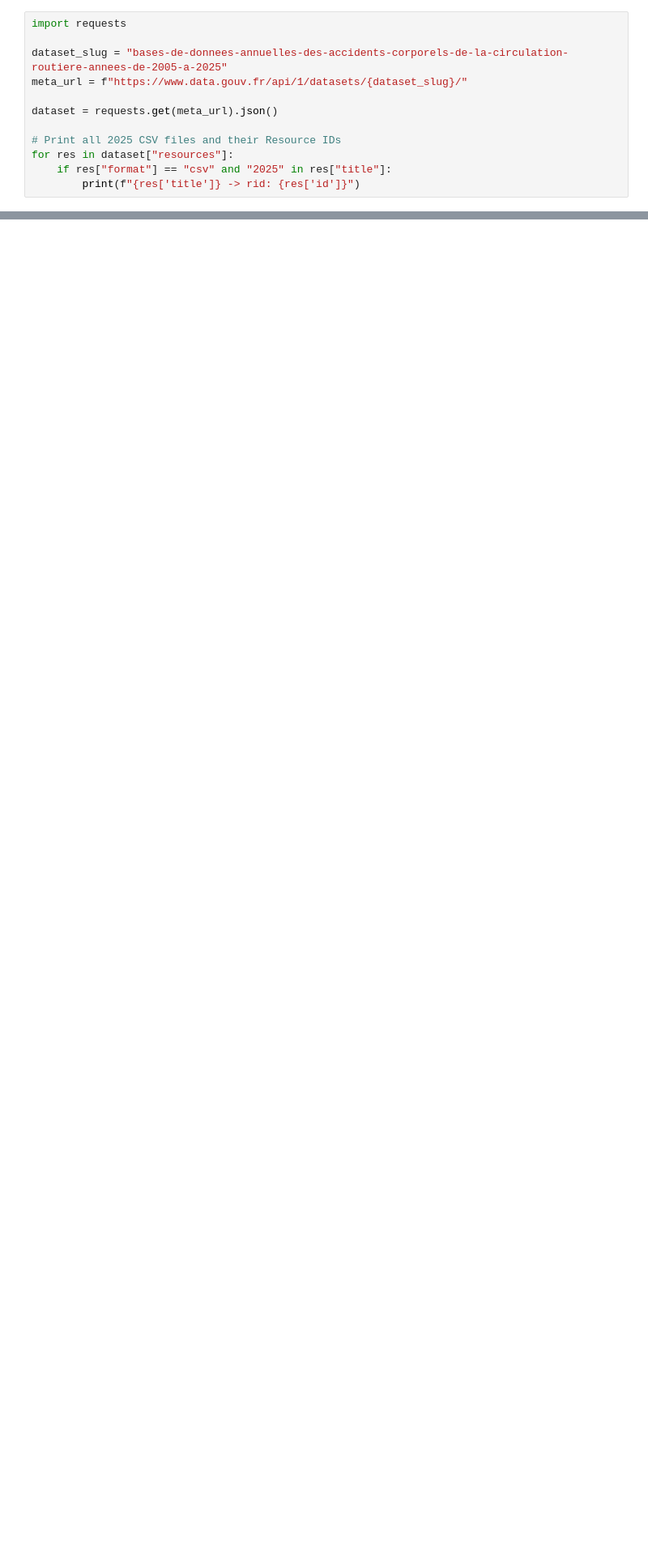
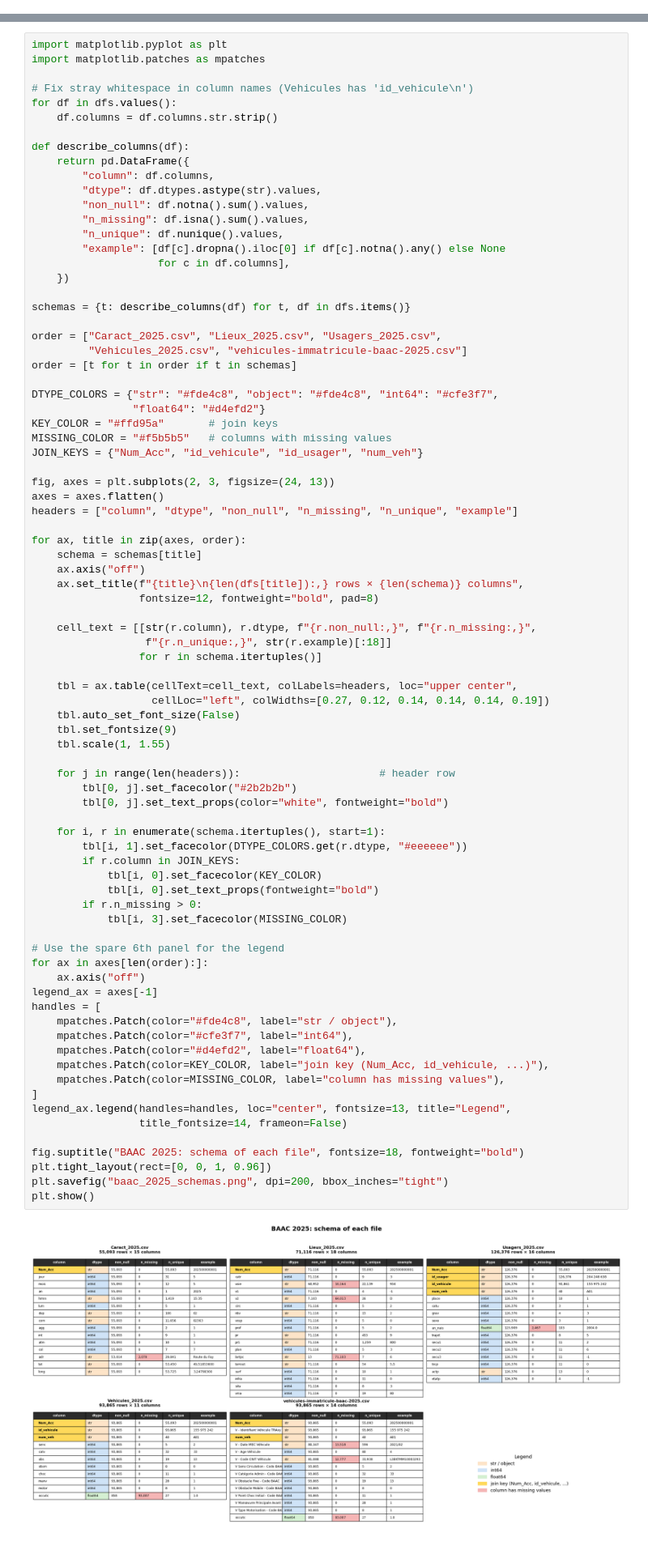
Before and after one commit to blancasanmi/road-safety-policy-reccomendation, a Jupyter notebook: BAAC.ipynb, the cells around one changed output, grey strips where cells are left out. Shown at 81% size. Cells and saved outputs as stored; diff of their text form; blank space fills up the shorter version.

```diff
--- a/BAAC.ipynb
+++ b/BAAC.ipynb
@@ -1,12 +0,0 @@
-# %%
-import requests
-
-dataset_slug = "bases-de-donnees-annuelles-des-accidents-corporels-de-la-circulation-routiere-annees-de-2005-a-2025"
-meta_url = f"https://www.data.gouv.fr/api/1/datasets/{dataset_slug}/"
-
-dataset = requests.get(meta_url).json()
-
-# Print all 2025 CSV files and their Resource IDs
-for res in dataset["resources"]:
-    if res["format"] == "csv" and "2025" in res["title"]:
-        print(f"{res['title']} -> rid: {res['id']}")
@@ -60,0 +57,83 @@ for title, df in dfs.items():
+# %%
+import matplotlib.pyplot as plt
+import matplotlib.patches as mpatches
+
+# Fix stray whitespace in column names (Vehicules has 'id_vehicule\n')
+for df in dfs.values():
+    df.columns = df.columns.str.strip()
+
+def describe_columns(df):
+    return pd.DataFrame({
+        "column": df.columns,
+        "dtype": df.dtypes.astype(str).values,
+        "non_null": df.notna().sum().values,
+        "n_missing": df.isna().sum().values,
+        "n_unique": df.nunique().values,
+        "example": [df[c].dropna().iloc[0] if df[c].notna().any() else None
+                    for c in df.columns],
+    })
+
+schemas = {t: describe_columns(df) for t, df in dfs.items()}
+
+order = ["Caract_2025.csv", "Lieux_2025.csv", "Usagers_2025.csv",
+         "Vehicules_2025.csv", "vehicules-immatricule-baac-2025.csv"]
+order = [t for t in order if t in schemas]
+
+DTYPE_COLORS = {"str": "#fde4c8", "object": "#fde4c8", "int64": "#cfe3f7",
+                "float64": "#d4efd2"}
+KEY_COLOR = "#ffd95a"       # join keys
+MISSING_COLOR = "#f5b5b5"   # columns with missing values
+JOIN_KEYS = {"Num_Acc", "id_vehicule", "id_usager", "num_veh"}
+
+fig, axes = plt.subplots(2, 3, figsize=(24, 13))
+axes = axes.flatten()
+headers = ["column", "dtype", "non_null", "n_missing", "n_unique", "example"]
+
+for ax, title in zip(axes, order):
+    schema = schemas[title]
+    ax.axis("off")
+    ax.set_title(f"{title}\n{len(dfs[title]):,} rows × {len(schema)} columns",
+                 fontsize=12, fontweight="bold", pad=8)
+
+    cell_text = [[str(r.column), r.dtype, f"{r.non_null:,}", f"{r.n_missing:,}",
+                  f"{r.n_unique:,}", str(r.example)[:18]]
+                 for r in schema.itertuples()]
+
+    tbl = ax.table(cellText=cell_text, colLabels=headers, loc="upper center",
+                   cellLoc="left", colWidths=[0.27, 0.12, 0.14, 0.14, 0.14, 0.19])
+    tbl.auto_set_font_size(False)
+    tbl.set_fontsize(9)
+    tbl.scale(1, 1.55)
+
+    for j in range(len(headers)):                      # header row
+        tbl[0, j].set_facecolor("#2b2b2b")
+        tbl[0, j].set_text_props(color="white", fontweight="bold")
+
+    for i, r in enumerate(schema.itertuples(), start=1):
+        tbl[i, 1].set_facecolor(DTYPE_COLORS.get(r.dtype, "#eeeeee"))
+        if r.column in JOIN_KEYS:
+            tbl[i, 0].set_facecolor(KEY_COLOR)
+            tbl[i, 0].set_text_props(fontweight="bold")
+        if r.n_missing > 0:
+            tbl[i, 3].set_facecolor(MISSING_COLOR)
+
+# Use the spare 6th panel for the legend
+for ax in axes[len(order):]:
+    ax.axis("off")
+legend_ax = axes[-1]
+handles = [
+    mpatches.Patch(color="#fde4c8", label="str / object"),
+    mpatches.Patch(color="#cfe3f7", label="int64"),
+    mpatches.Patch(color="#d4efd2", label="float64"),
+    mpatches.Patch(color=KEY_COLOR, label="join key (Num_Acc, id_vehicule, ...)"),
+    mpatches.Patch(color=MISSING_COLOR, label="column has missing values"),
+]
+legend_ax.legend(handles=handles, loc="center", fontsize=13, title="Legend",
+                 title_fontsize=14, frameon=False)
+
+fig.suptitle("BAAC 2025: schema of each file", fontsize=18, fontweight="bold")
+plt.tight_layout(rect=[0, 0, 1, 0.96])
+plt.savefig("baac_2025_schemas.png", dpi=200, bbox_inches="tight")
+plt.show()
+# %% [output]
+[figure, added]
```
Also changed, not shown: parts of 9 cells of this notebook, 2 other files.
